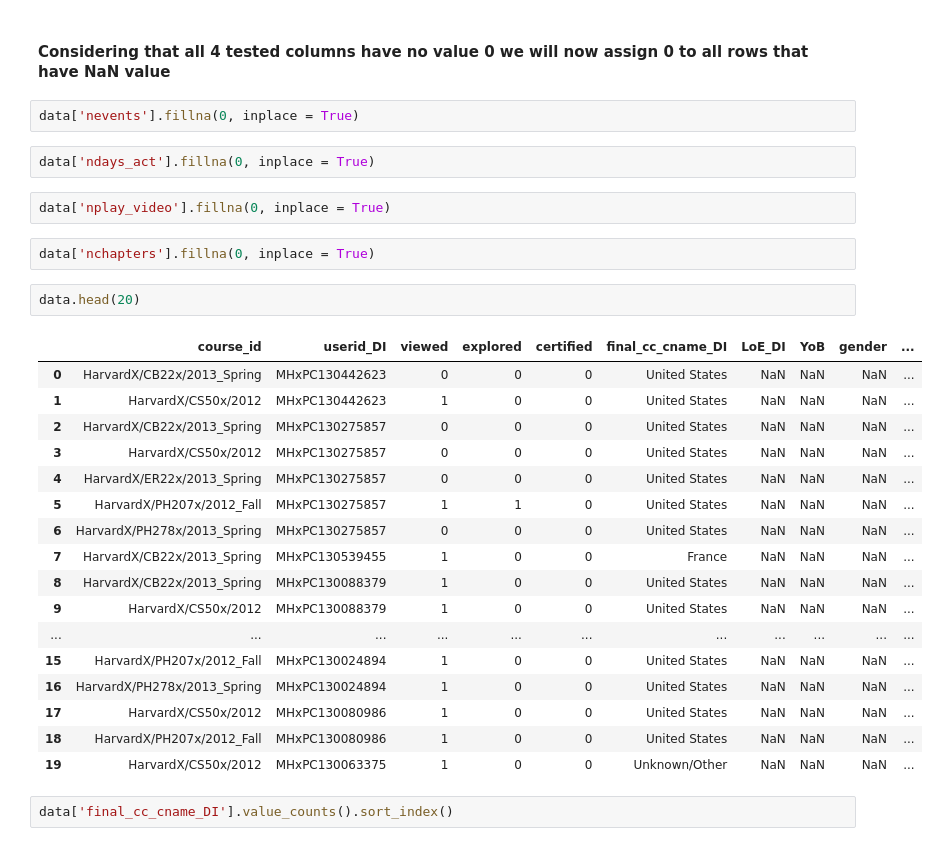
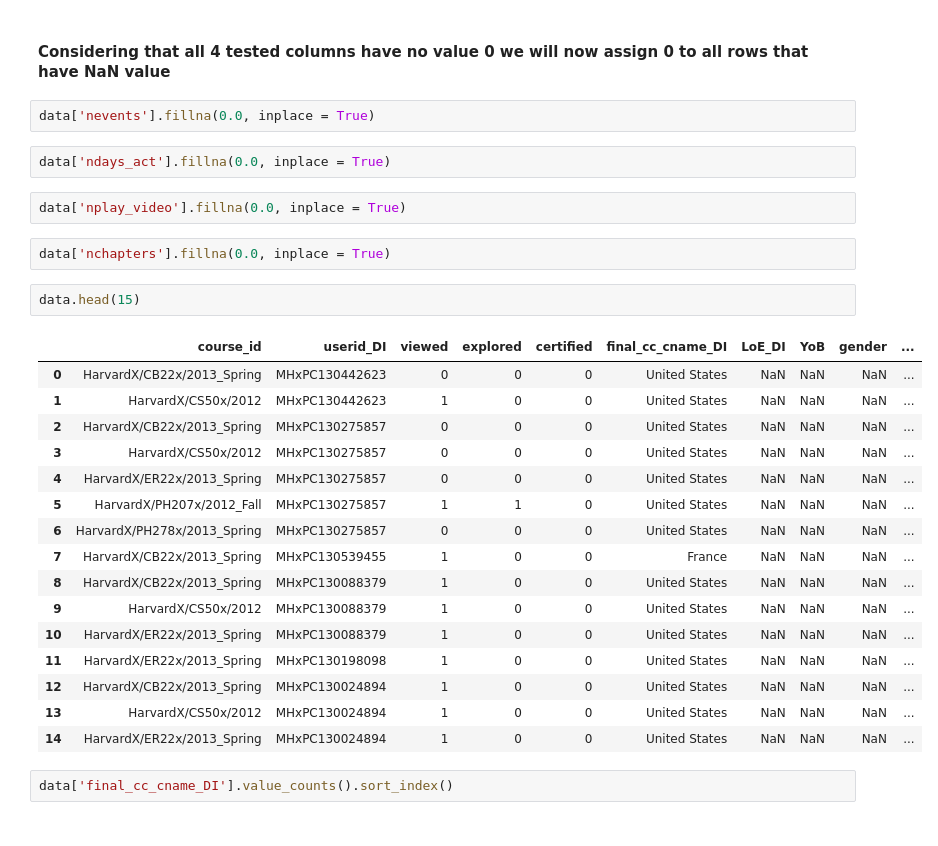
Before and after one commit to nadjalc/CSSproject, a Jupyter notebook: CSSproject.ipynb, the cells around one changed output. Drawn from its saved outputs; the diff is of its cells as text.

```diff
--- a/CSSproject.ipynb
+++ b/CSSproject.ipynb
@@ -116,33 +34,32 @@ Name: nchapters, dtype: int64
 # %% [markdown]
 #### Considering that all 4 tested columns have no value 0 we will now assign 0 to all rows that have NaN value
 # %%
-data['nevents'].fillna(0, inplace = True)
+data['nevents'].fillna(0.0, inplace = True)
 # %%
-data['ndays_act'].fillna(0, inplace = True)
+data['ndays_act'].fillna(0.0, inplace = True)
 # %%
-data['nplay_video'].fillna(0, inplace = True)
+data['nplay_video'].fillna(0.0, inplace = True)
 # %%
-data['nchapters'].fillna(0, inplace = True)
+data['nchapters'].fillna(0.0, inplace = True)
 # %%
-data.head(20)
+data.head(15)
 # %% [output]
 |  | course_id | userid_DI | viewed | explored | certified | final_cc_cname_DI | LoE_DI | YoB | gender | ... |
 | 0 | HarvardX/CB22x/2013_Spring | MHxPC130442623 | 0 | 0 | 0 | United States | NaN | NaN | NaN | ... |
 | 1 | HarvardX/CS50x/2012 | MHxPC130442623 | 1 | 0 | 0 | United States | NaN | NaN | NaN | ... |
 | 2 | HarvardX/CB22x/2013_Spring | MHxPC130275857 | 0 | 0 | 0 | United States | NaN | NaN | NaN | ... |
 | 3 | HarvardX/CS50x/2012 | MHxPC130275857 | 0 | 0 | 0 | United States | NaN | NaN | NaN | ... |
 | 4 | HarvardX/ER22x/2013_Spring | MHxPC130275857 | 0 | 0 | 0 | United States | NaN | NaN | NaN | ... |
 | 5 | HarvardX/PH207x/2012_Fall | MHxPC130275857 | 1 | 1 | 0 | United States | NaN | NaN | NaN | ... |
 | 6 | HarvardX/PH278x/2013_Spring | MHxPC130275857 | 0 | 0 | 0 | United States | NaN | NaN | NaN | ... |
 | 7 | HarvardX/CB22x/2013_Spring | MHxPC130539455 | 1 | 0 | 0 | France | NaN | NaN | NaN | ... |
 | 8 | HarvardX/CB22x/2013_Spring | MHxPC130088379 | 1 | 0 | 0 | United States | NaN | NaN | NaN | ... |
 | 9 | HarvardX/CS50x/2012 | MHxPC130088379 | 1 | 0 | 0 | United States | NaN | NaN | NaN | ... |
-| ... | ... | ... | ... | ... | ... | ... | ... | ... | ... | ... |
-| 15 | HarvardX/PH207x/2012_Fall | MHxPC130024894 | 1 | 0 | 0 | United States | NaN | NaN | NaN | ... |
-| 16 | HarvardX/PH278x/2013_Spring | MHxPC130024894 | 1 | 0 | 0 | United States | NaN | NaN | NaN | ... |
-| 17 | HarvardX/CS50x/2012 | MHxPC130080986 | 1 | 0 | 0 | United States | NaN | NaN | NaN | ... |
-| 18 | HarvardX/PH207x/2012_Fall | MHxPC130080986 | 1 | 0 | 0 | United States | NaN | NaN | NaN | ... |
-| 19 | HarvardX/CS50x/2012 | MHxPC130063375 | 1 | 0 | 0 | Unknown/Other | NaN | NaN | NaN | ... |
+| 10 | HarvardX/ER22x/2013_Spring | MHxPC130088379 | 1 | 0 | 0 | United States | NaN | NaN | NaN | ... |
+| 11 | HarvardX/ER22x/2013_Spring | MHxPC130198098 | 1 | 0 | 0 | United States | NaN | NaN | NaN | ... |
+| 12 | HarvardX/CB22x/2013_Spring | MHxPC130024894 | 1 | 0 | 0 | United States | NaN | NaN | NaN | ... |
+| 13 | HarvardX/CS50x/2012 | MHxPC130024894 | 1 | 0 | 0 | United States | NaN | NaN | NaN | ... |
+| 14 | HarvardX/ER22x/2013_Spring | MHxPC130024894 | 1 | 0 | 0 | United States | NaN | NaN | NaN | ... |
 # %%
 data['final_cc_cname_DI'].value_counts().sort_index()
 # %% [output]
```
Also changed, not shown: parts of 17 cells of this notebook.
